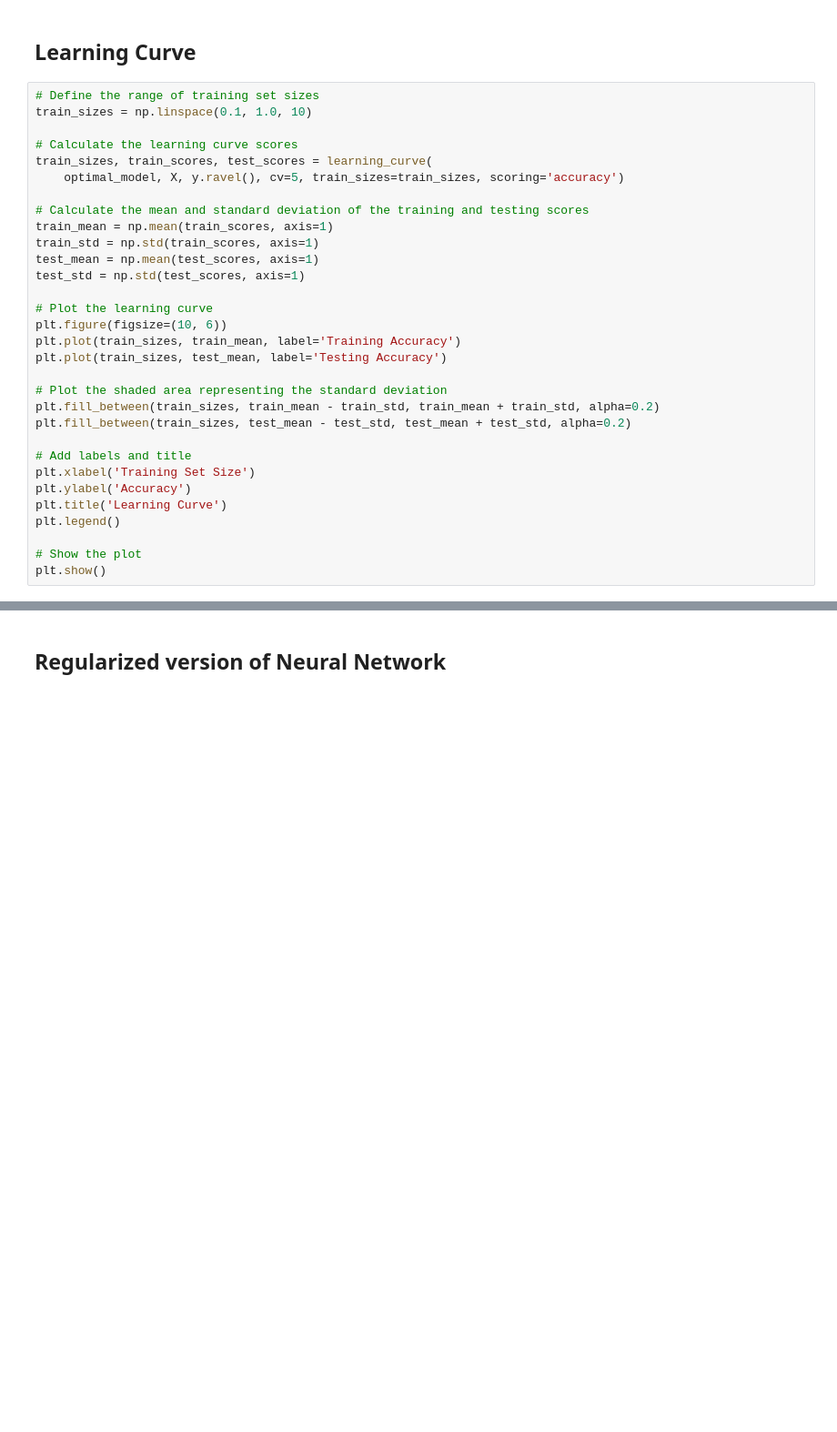
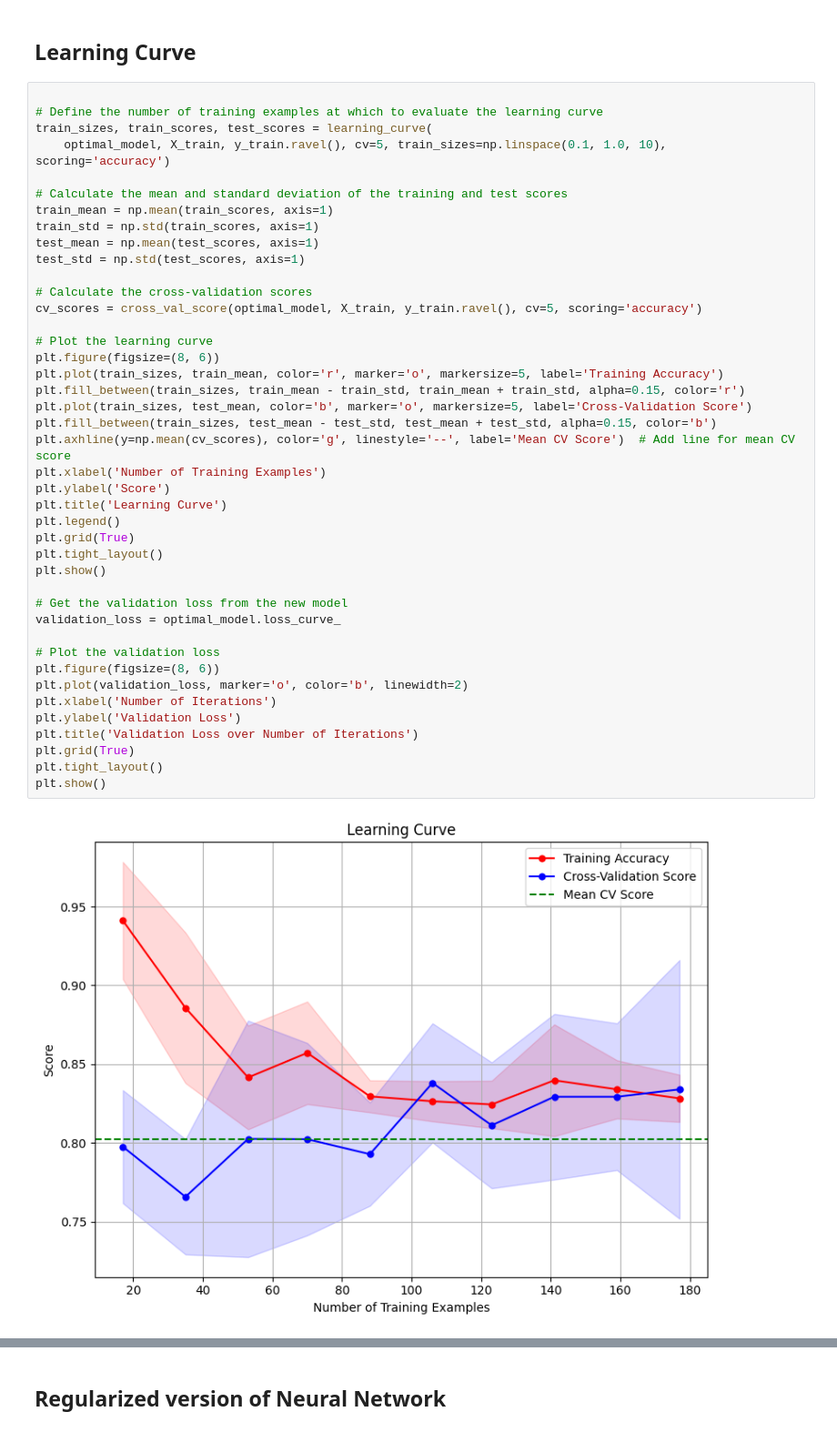
Before and after one commit to icbaptista/heart-disease-prediction-with-ML, a Jupyter notebook: neural_networks.ipynb, the cells around one changed output, grey strips where cells are left out. Shown at 91% size. Saved outputs shown, nothing was run; the diff lists cells and outputs as text; blank space fills up the shorter version.

```diff
--- a/neural_networks.ipynb
+++ b/neural_networks.ipynb
@@ -297,33 +398,46 @@ print(cr)
 # %% [markdown]
 ## Learning Curve
 # %%
-# Define the range of training set sizes
-train_sizes = np.linspace(0.1, 1.0, 10)
 
-# Calculate the learning curve scores
+# Define the number of training examples at which to evaluate the learning curve
 train_sizes, train_scores, test_scores = learning_curve(
-    optimal_model, X, y.ravel(), cv=5, train_sizes=train_sizes, scoring='accuracy')
+    optimal_model, X_train, y_train.ravel(), cv=5, train_sizes=np.linspace(0.1, 1.0, 10), scoring='accuracy')
 
-# Calculate the mean and standard deviation of the training and testing scores
+# Calculate the mean and standard deviation of the training and test scores
 train_mean = np.mean(train_scores, axis=1)
 train_std = np.std(train_scores, axis=1)
 test_mean = np.mean(test_scores, axis=1)
 test_std = np.std(test_scores, axis=1)
 
+# Calculate the cross-validation scores
+cv_scores = cross_val_score(optimal_model, X_train, y_train.ravel(), cv=5, scoring='accuracy')
+
 # Plot the learning curve
-plt.figure(figsize=(10, 6))
-plt.plot(train_sizes, train_mean, label='Training Accuracy')
-plt.plot(train_sizes, test_mean, label='Testing Accuracy')
-
-# Plot the shaded area representing the standard deviation
-plt.fill_between(train_sizes, train_mean - train_std, train_mean + train_std, alpha=0.2)
-plt.fill_between(train_sizes, test_mean - test_std, test_mean + test_std, alpha=0.2)
-
-# Add labels and title
-plt.xlabel('Training Set Size')
-plt.ylabel('Accuracy')
+plt.figure(figsize=(8, 6))
+plt.plot(train_sizes, train_mean, color='r', marker='o', markersize=5, label='Training Accuracy')
+plt.fill_between(train_sizes, train_mean - train_std, train_mean + train_std, alpha=0.15, color='r')
+plt.plot(train_sizes, test_mean, color='b', marker='o', markersize=5, label='Cross-Validation Score')
+plt.fill_between(train_sizes, test_mean - test_std, test_mean + test_std, alpha=0.15, color='b')
+plt.axhline(y=np.mean(cv_scores), color='g', linestyle='--', label='Mean CV Score')  # Add line for mean CV score
+plt.xlabel('Number of Training Examples')
+plt.ylabel('Score')
 plt.title('Learning Curve')
 plt.legend()
+plt.grid(True)
+plt.tight_layout()
+plt.show()
 
-# Show the plot
+# Get the validation loss from the new model
+validation_loss = optimal_model.loss_curve_
+
+# Plot the validation loss
+plt.figure(figsize=(8, 6))
+plt.plot(validation_loss, marker='o', color='b', linewidth=2)
+plt.xlabel('Number of Iterations')
+plt.ylabel('Validation Loss')
+plt.title('Validation Loss over Number of Iterations')
+plt.grid(True)
+plt.tight_layout()
 plt.show()
+# %% [output]
+[figure, added]
```
Also changed, not shown: parts of 17 cells of this notebook.
